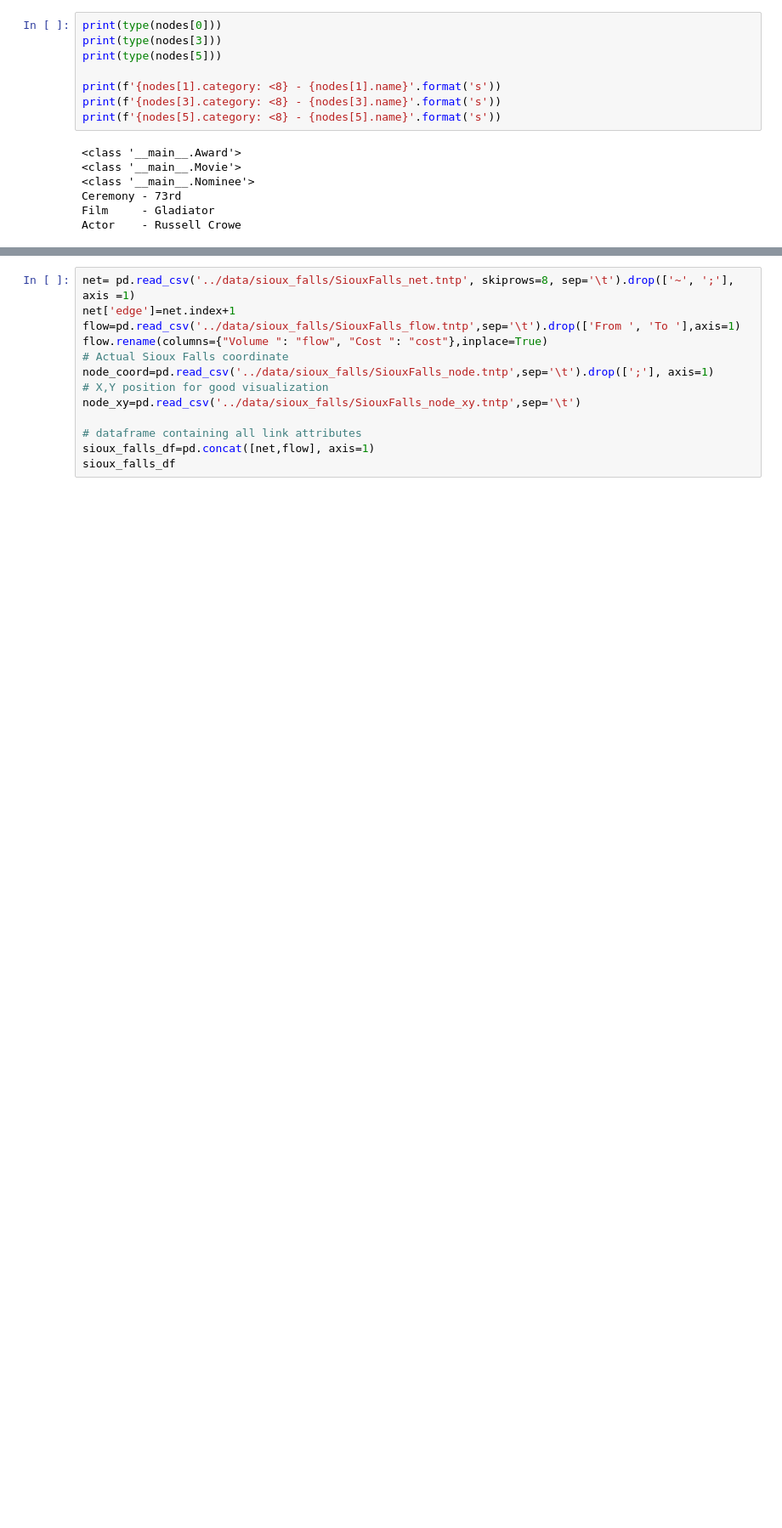
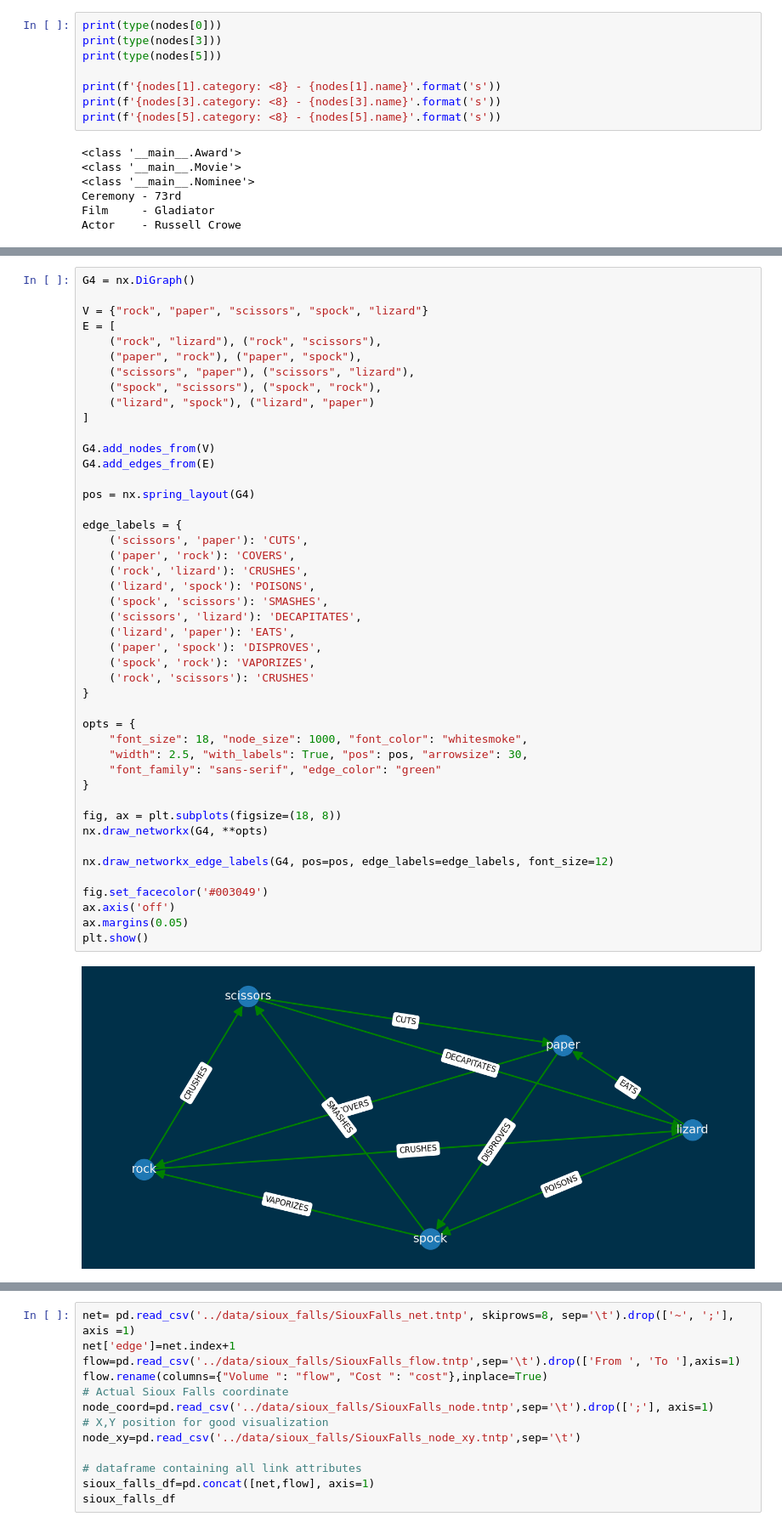
Before and after one commit to vitormeriat/graphs-are-awesome, a Jupyter notebook: blog/graph-theory-intro.ipynb, the cells around one changed output, grey strips where cells are left out. Shown at 85% size. Cells and saved outputs as stored; diff of their text form; blank space fills up the shorter version.

```diff
--- a/blog/graph-theory-intro.ipynb
+++ b/blog/graph-theory-intro.ipynb
@@ -331,0 +253,47 @@ plot_graph(G=G5, values=colors, labels=labels, name="graph-three")
+# %%
+G4 = nx.DiGraph()
+
+V = {"rock", "paper", "scissors", "spock", "lizard"}
+E = [
+    ("rock", "lizard"), ("rock", "scissors"),
+    ("paper", "rock"), ("paper", "spock"),
+    ("scissors", "paper"), ("scissors", "lizard"),
+    ("spock", "scissors"), ("spock", "rock"),
+    ("lizard", "spock"), ("lizard", "paper")
+]
+
+G4.add_nodes_from(V)
+G4.add_edges_from(E)
+
+pos = nx.spring_layout(G4)
+
+edge_labels = {
+    ('scissors', 'paper'): 'CUTS',
+    ('paper', 'rock'): 'COVERS',
+    ('rock', 'lizard'): 'CRUSHES',
+    ('lizard', 'spock'): 'POISONS',
+    ('spock', 'scissors'): 'SMASHES',
+    ('scissors', 'lizard'): 'DECAPITATES',
+    ('lizard', 'paper'): 'EATS',
+    ('paper', 'spock'): 'DISPROVES',
+    ('spock', 'rock'): 'VAPORIZES',
+    ('rock', 'scissors'): 'CRUSHES'
+}
+
+opts = {
+    "font_size": 18, "node_size": 1000, "font_color": "whitesmoke",
+    "width": 2.5, "with_labels": True, "pos": pos, "arrowsize": 30,
+    "font_family": "sans-serif", "edge_color": "green"
+}
+
+fig, ax = plt.subplots(figsize=(18, 8))
+nx.draw_networkx(G4, **opts)
+
+nx.draw_networkx_edge_labels(G4, pos=pos, edge_labels=edge_labels, font_size=12)
+
+fig.set_facecolor('#003049')
+ax.axis('off')
+ax.margins(0.05)
+plt.show()
+# %% [output]
+[figure, added]
```
Also changed, not shown: parts of 29 cells of this notebook.
